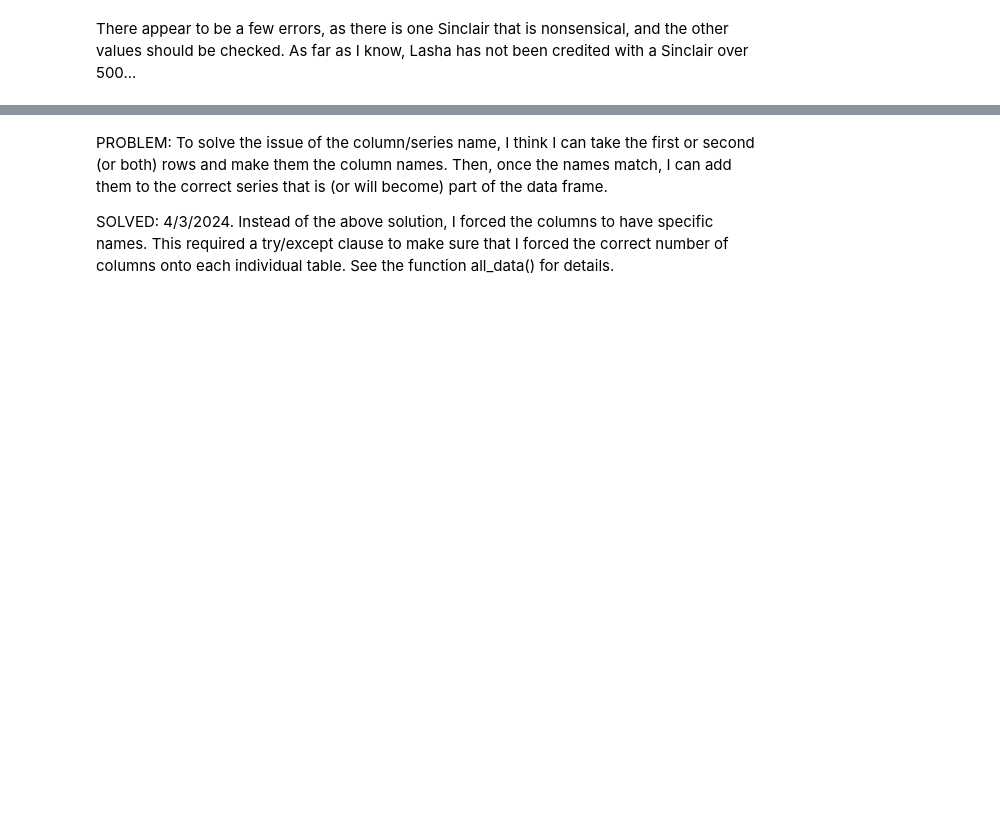
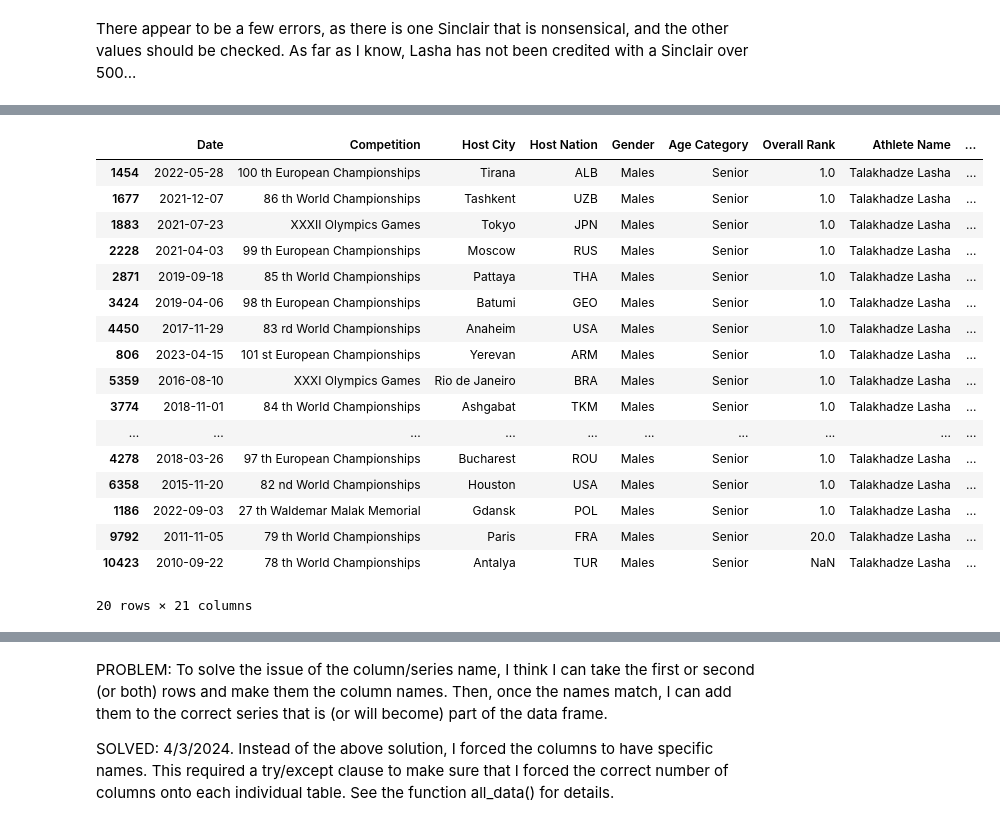
Before and after one commit to aaronjkeeney/Rxpose, a Jupyter notebook: Python_Version Rxpose.ipynb, the cells around one changed output, grey strips where cells are left out. Cells and saved outputs as stored; diff of their text form; code cells hidden in the pictures; blank space fills up the shorter version.

```diff
--- a/Python_Version Rxpose.ipynb
+++ b/Python_Version Rxpose.ipynb
@@ -692,0 +698,21 @@ df_seniors_analysis.sort_values(by = 'Sinclair', ascending = False)
+# %%
+all_senior_data_loaded[all_senior_data_loaded['Athlete Name'] == 'Talakhadze Lasha'].sort_values(by='Sinclair', ascending=False)
+# %% [output]
+|  | Date | Competition | Host City | Host Nation | Gender | Age Category | Overall Rank | Athlete Name | ... |
+| 1454 | 2022-05-28 | 100 th European Championships | Tirana | ALB | Males | Senior | 1.0 | Talakhadze Lasha | ... |
+| 1677 | 2021-12-07 | 86 th World Championships | Tashkent | UZB | Males | Senior | 1.0 | Talakhadze Lasha | ... |
+| 1883 | 2021-07-23 | XXXII Olympics Games | Tokyo | JPN | Males | Senior | 1.0 | Talakhadze Lasha | ... |
+| 2228 | 2021-04-03 | 99 th European Championships | Moscow | RUS | Males | Senior | 1.0 | Talakhadze Lasha | ... |
+| 2871 | 2019-09-18 | 85 th World Championships | Pattaya | THA | Males | Senior | 1.0 | Talakhadze Lasha | ... |
+| 3424 | 2019-04-06 | 98 th European Championships | Batumi | GEO | Males | Senior | 1.0 | Talakhadze Lasha | ... |
+| 4450 | 2017-11-29 | 83 rd World Championships | Anaheim | USA | Males | Senior | 1.0 | Talakhadze Lasha | ... |
+| 806 | 2023-04-15 | 101 st European Championships | Yerevan | ARM | Males | Senior | 1.0 | Talakhadze Lasha | ... |
+| 5359 | 2016-08-10 | XXXI Olympics Games | Rio de Janeiro | BRA | Males | Senior | 1.0 | Talakhadze Lasha | ... |
+| 3774 | 2018-11-01 | 84 th World Championships | Ashgabat | TKM | Males | Senior | 1.0 | Talakhadze Lasha | ... |
+| ... | ... | ... | ... | ... | ... | ... | ... | ... | ... |
+| 4278 | 2018-03-26 | 97 th European Championships | Bucharest | ROU | Males | Senior | 1.0 | Talakhadze Lasha | ... |
+| 6358 | 2015-11-20 | 82 nd World Championships | Houston | USA | Males | Senior | 1.0 | Talakhadze Lasha | ... |
+| 1186 | 2022-09-03 | 27 th Waldemar Malak Memorial | Gdansk | POL | Males | Senior | 1.0 | Talakhadze Lasha | ... |
+| 9792 | 2011-11-05 | 79 th World Championships | Paris | FRA | Males | Senior | 20.0 | Talakhadze Lasha | ... |
+| 10423 | 2010-09-22 | 78 th World Championships | Antalya | TUR | Males | Senior | NaN | Talakhadze Lasha | ... |
+20 rows × 21 columns
```
Also changed, not shown: parts of 23 cells of this notebook.
